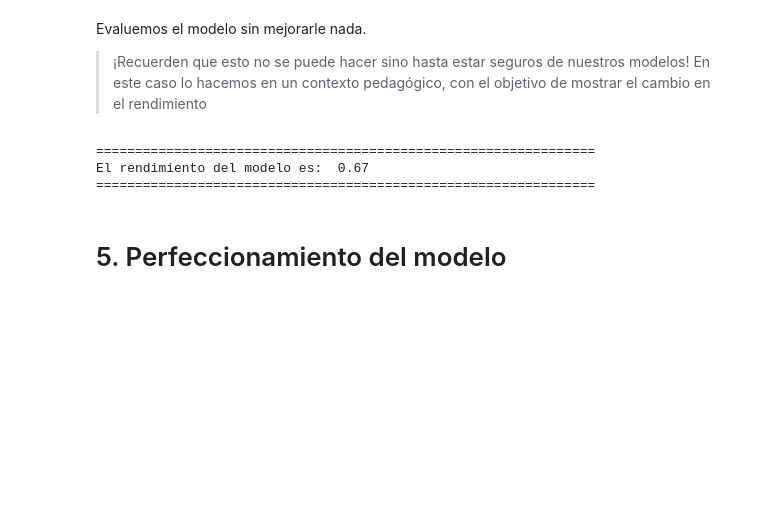
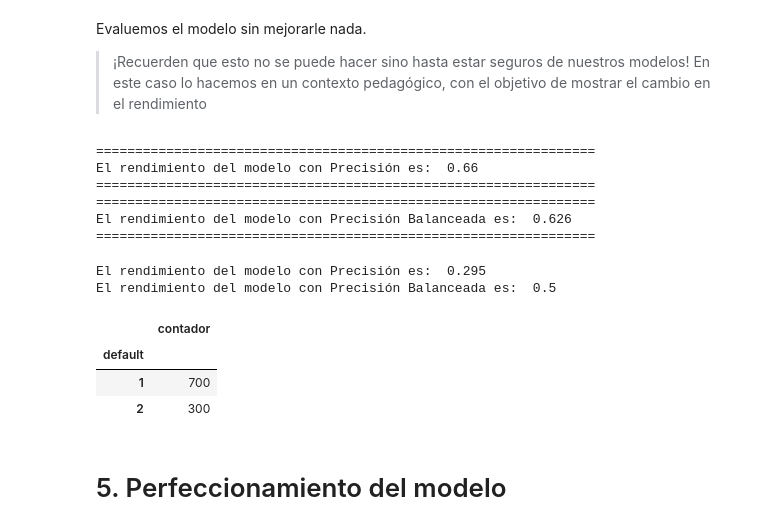
Before and after one commit to JuanMartinL/Data-Science-Crash-Course, a Jupyter notebook: Lecture 14 - Decision Tree & Cross-Validation/Lecture 14 - DecisionTree & CrossValidation.ipynb, the cells around one changed output. Drawn from its saved outputs; the diff is of its cells as text; code cells hidden in the pictures; blank space fills up the shorter version.

```diff
--- a/Lecture 14 - Decision Tree & Cross-Validation/Lecture 14 - DecisionTree & CrossValidation.ipynb
+++ b/Lecture 14 - Decision Tree & Cross-Validation/Lecture 14 - DecisionTree & CrossValidation.ipynb
@@ -188,22 +188,50 @@ Evaluemos el modelo sin mejorarle nada.
 import pandas as pd
 
 from sklearn.metrics import accuracy_score
+from sklearn.metrics import f1_score
+from sklearn.metrics import balanced_accuracy_score
 
 # One-hot encoding de la base de datos de testeo
 vars_to_dummies = ['checking_balance', 'credit_history', 'purpose', 'savings_balance', 'employment_length', 'personal_status',\
                    'other_debtors', 'property', 'installment_plan', 'housing', 'job', 'telephone', 'foreign_worker']
-X_test_ohe = pd.get_dummies(X_test[vars_to_dummies],drop_first=True)
+X_test_ohe = pd.get_dummies(X_test[vars_to_dummies], drop_first=True)
 
 # Predicción
 y_pred = clf.predict(X_test_ohe)
 
 print("="*64)
-print("El rendimiento del modelo es: ", round(accuracy_score(y_test, y_pred), 3))
+print("El rendimiento del modelo con Precisión es: ", round(accuracy_score(y_test, y_pred), 3))
 print("="*64)
+
+print("="*64)
+print("El rendimiento del modelo con Precisión Balanceada es: ", round(balanced_accuracy_score(y_test, y_pred), 3))
+print("="*64)
 # %% [output]
 ================================================================
-El rendimiento del modelo es:  0.67
+El rendimiento del modelo con Precisión es:  0.66
 ================================================================
+================================================================
+El rendimiento del modelo con Precisión Balanceada es:  0.626
+================================================================
+# %%
+y_adivino = [2]*200
+print("El rendimiento del modelo con Precisión es: ", round(accuracy_score(y_test, y_adivino), 3))
+print("El rendimiento del modelo con Precisión Balanceada es: ", round(balanced_accuracy_score(y_test, y_adivino), 3))
+# %% [output]
+El rendimiento del modelo con Precisión es:  0.295
+El rendimiento del modelo con Precisión Balanceada es:  0.5
+# %%
+(
+    credit[['default']]
+    .assign(contador = 1)
+    .groupby('default')
+    .count()
+)
+# %% [output]
+|  | contador |
+| default |  |
+| 1 | 700 |
+| 2 | 300 |
 # %% [markdown]
 # 5. Perfeccionamiento del modelo
 # %% [markdown]
```
Also changed, not shown: parts of 9 cells of this notebook, 6 other files.
